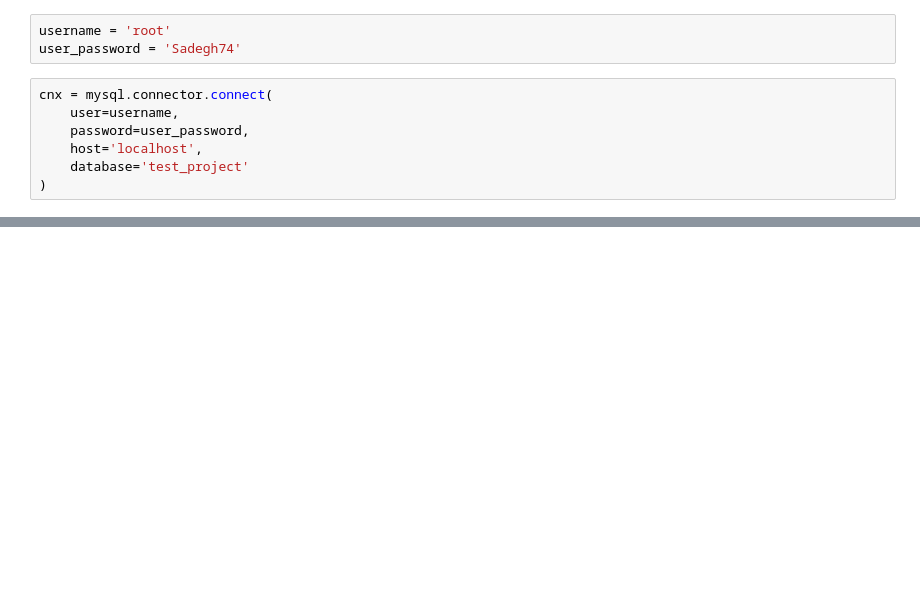
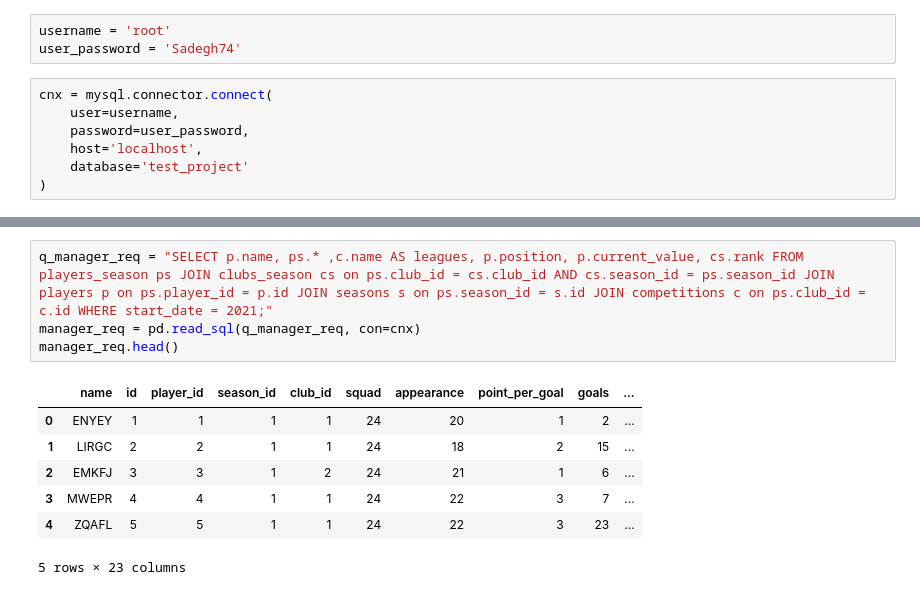
Before and after one commit to fahmani-ms/TransferMarket, a Jupyter notebook: Statistical_Analysis/Requests.ipynb, the cells around one changed output, grey strips where cells are left out. Saved outputs shown, nothing was run; the diff lists cells and outputs as text; blank space fills up the shorter version.

```diff
--- a/Statistical_Analysis/Requests.ipynb
+++ b/Statistical_Analysis/Requests.ipynb
@@ -64,0 +94,12 @@ players_req
+# %%
+q_manager_req = "SELECT p.name, ps.* ,c.name AS leagues, p.position, p.current_value, cs.rank FROM players_season ps JOIN clubs_season cs on ps.club_id = cs.club_id AND cs.season_id = ps.season_id JOIN players p on ps.player_id = p.id JOIN seasons s on ps.season_id = s.id JOIN competitions c on ps.club_id = c.id WHERE start_date = 2021;"
+manager_req = pd.read_sql(q_manager_req, con=cnx)
+manager_req.head()
+# %% [output]
+|  | name | id | player_id | season_id | club_id | squad | appearance | point_per_goal | goals | ... |
+| 0 | ENYEY | 1 | 1 | 1 | 1 | 24 | 20 | 1 | 2 | ... |
+| 1 | LIRGC | 2 | 2 | 1 | 1 | 24 | 18 | 2 | 15 | ... |
+| 2 | EMKFJ | 3 | 3 | 1 | 2 | 24 | 21 | 1 | 6 | ... |
+| 3 | MWEPR | 4 | 4 | 1 | 1 | 24 | 22 | 3 | 7 | ... |
+| 4 | ZQAFL | 5 | 5 | 1 | 1 | 24 | 22 | 3 | 23 | ... |
+5 rows × 23 columns
```
Also changed, not shown: parts of 21 cells of this notebook, 1 other file.
